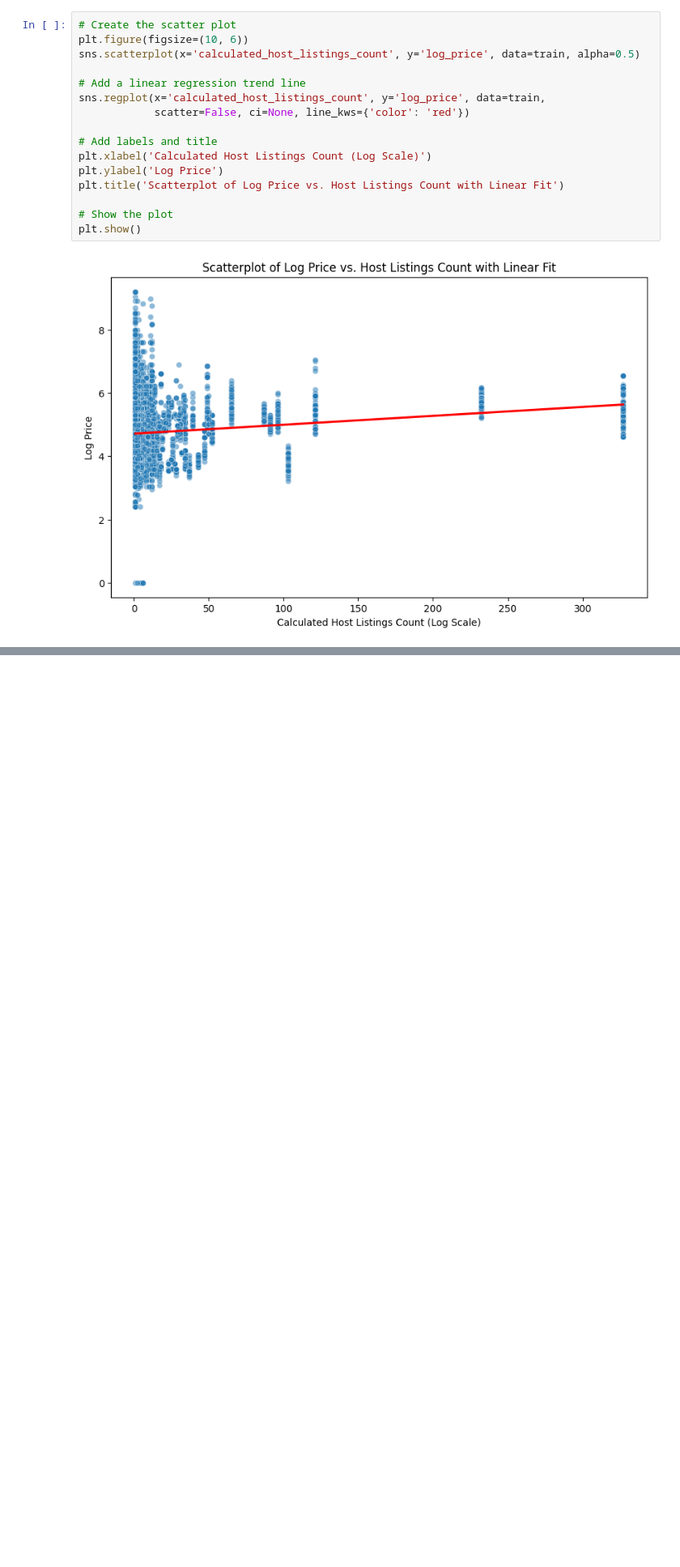
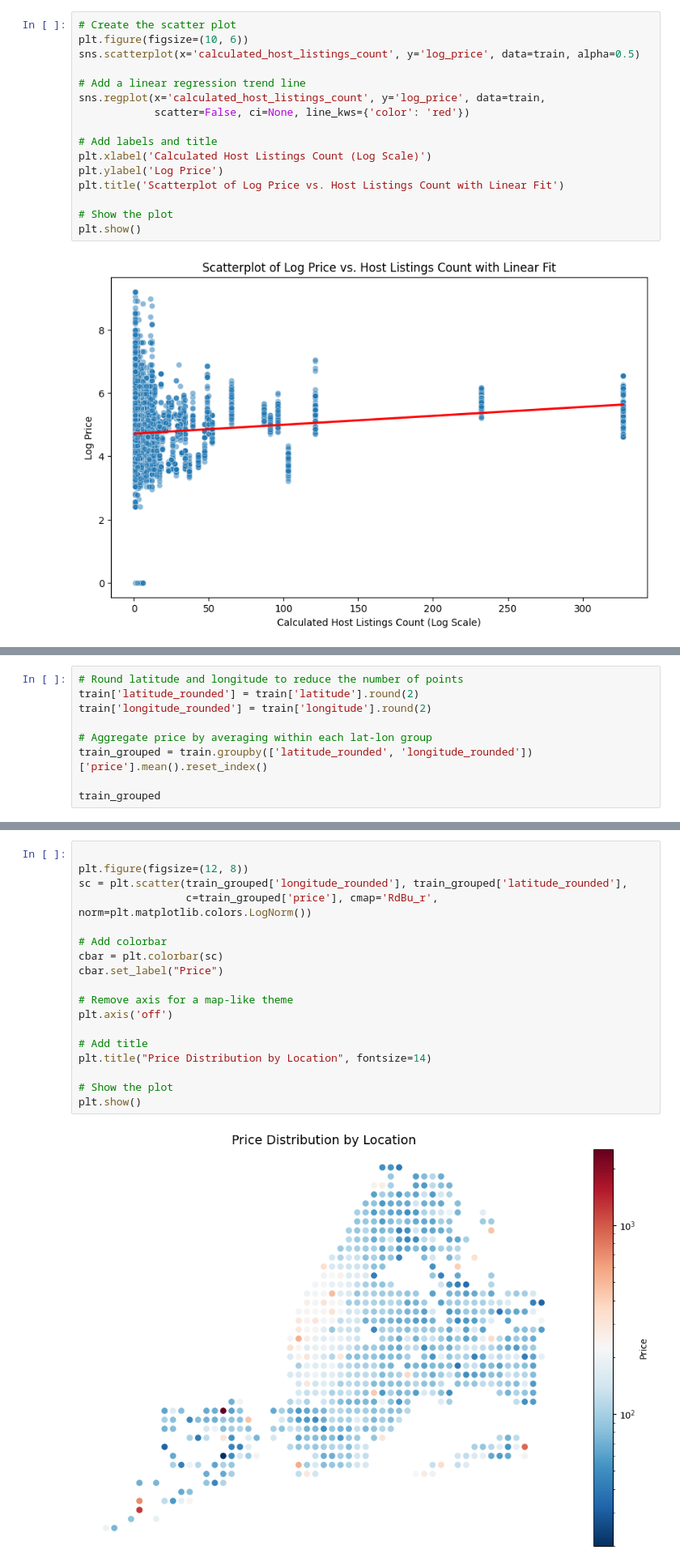
Before and after one commit to end-to-end-mlops-databricks-2/marvelous-databricks-course-hfung4, a Jupyter notebook: src/airbnb_listing/eda.ipynb, the cells around one changed output, grey strips where cells are left out. Shown at 81% size. Drawn from its saved outputs; the diff is of its cells as text; blank space fills up the shorter version.

```diff
--- a/src/airbnb_listing/eda.ipynb
+++ b/src/airbnb_listing/eda.ipynb
@@ -325,0 +402,9 @@ plt.show()
+# %%
+# Round latitude and longitude to reduce the number of points
+train['latitude_rounded'] = train['latitude'].round(2)
+train['longitude_rounded'] = train['longitude'].round(2)
+
+# Aggregate price by averaging within each lat-lon group
+train_grouped = train.groupby(['latitude_rounded', 'longitude_rounded'])['price'].mean().reset_index()
+
+train_grouped
@@ -325,0 +425,20 @@ plt.show()
+# %%
+
+plt.figure(figsize=(12, 8))
+sc = plt.scatter(train_grouped['longitude_rounded'], train_grouped['latitude_rounded'],
+                 c=train_grouped['price'], cmap='RdBu_r', norm=plt.matplotlib.colors.LogNorm())
+
+# Add colorbar
+cbar = plt.colorbar(sc)
+cbar.set_label("Price")
+
+# Remove axis for a map-like theme
+plt.axis('off')
+
+# Add title
+plt.title("Price Distribution by Location", fontsize=14)
+
+# Show the plot
+plt.show()
+# %% [output]
+[figure, added]
```
Also changed, not shown: parts of 28 cells of this notebook.
